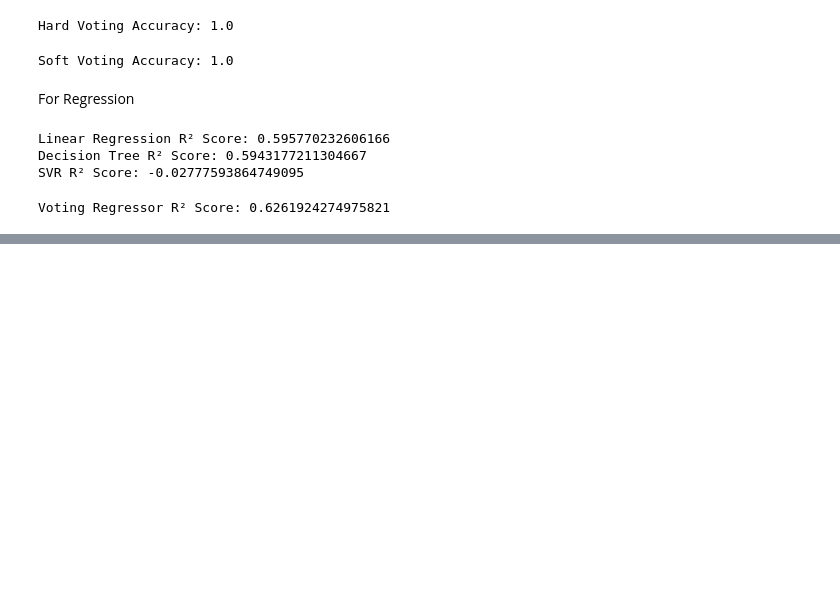
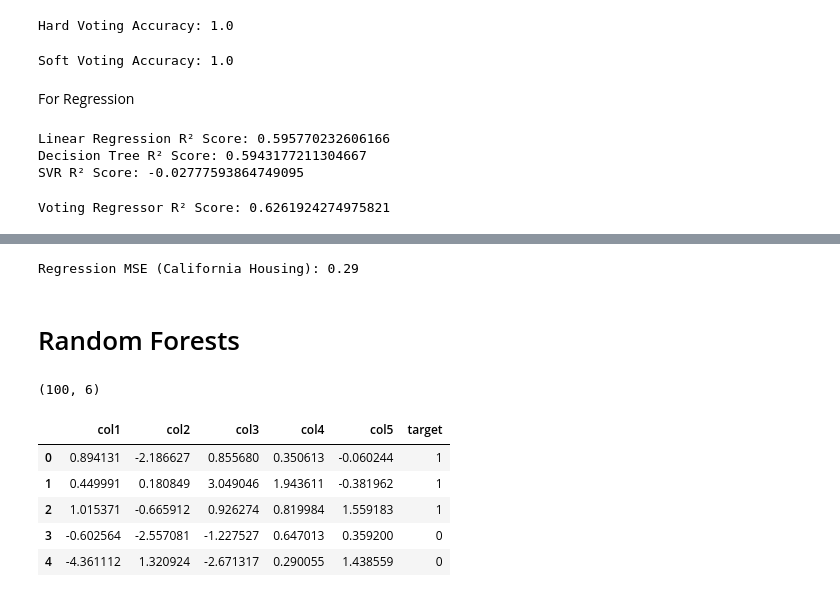
Before and after one commit to pragatii-sharmaa/Machine-Learning-Algorithms-code, a Jupyter notebook: SupervisedML.ipynb, the cells around one changed output, grey strips where cells are left out. Saved outputs shown, nothing was run; the diff lists cells and outputs as text; code cells hidden in the pictures; blank space fills up the shorter version.

```diff
--- a/SupervisedML.ipynb
+++ b/SupervisedML.ipynb
@@ -1826,0 +1871,37 @@ Voting Regressor R² Score: 0.6261924274975821
+# %%
+from sklearn.datasets import fetch_california_housing
+from sklearn.ensemble import BaggingRegressor
+from sklearn.tree import DecisionTreeRegressor
+from sklearn.model_selection import train_test_split
+from sklearn.metrics import mean_squared_error
+
+# Load dataset
+california = fetch_california_housing()
+X, y = california.data, california.target
+
+# Split data
+X_train, X_test, y_train, y_test = train_test_split(X, y, test_size=0.3, random_state=42)
+
+# Base model
+base_reg = DecisionTreeRegressor()
+
+# Bagging regressor
+bagging_reg = BaggingRegressor(
+    estimator=base_reg,
+    n_estimators=10,
+    bootstrap=True,
+    max_samples=0.8,
+    random_state=42
+)
+
+# Train and predict
+bagging_reg.fit(X_train, y_train)
+y_pred = bagging_reg.predict(X_test)
+
+# Evaluation
+mse = mean_squared_error(y_test, y_pred)
+print(f"Regression MSE (California Housing): {mse:.2f}")
+# %% [output]
+Regression MSE (California Housing): 0.29
+# %% [markdown]
+# Random Forests
@@ -1826,0 +1915,13 @@ Voting Regressor R² Score: 0.6261924274975821
+# %%
+df.shape
+# %% [output]
+(100, 6)
+# %%
+df.head(5)
+# %% [output]
+|  | col1 | col2 | col3 | col4 | col5 | target |
+| 0 | 0.894131 | -2.186627 | 0.855680 | 0.350613 | -0.060244 | 1 |
+| 1 | 0.449991 | 0.180849 | 3.049046 | 1.943611 | -0.381962 | 1 |
+| 2 | 1.015371 | -0.665912 | 0.926274 | 0.819984 | 1.559183 | 1 |
+| 3 | -0.602564 | -2.557081 | -1.227527 | 0.647013 | 0.359200 | 0 |
+| 4 | -4.361112 | 1.320924 | -2.671317 | 0.290055 | 1.438559 | 0 |
```
Also changed, not shown: parts of 13 cells of this notebook.
